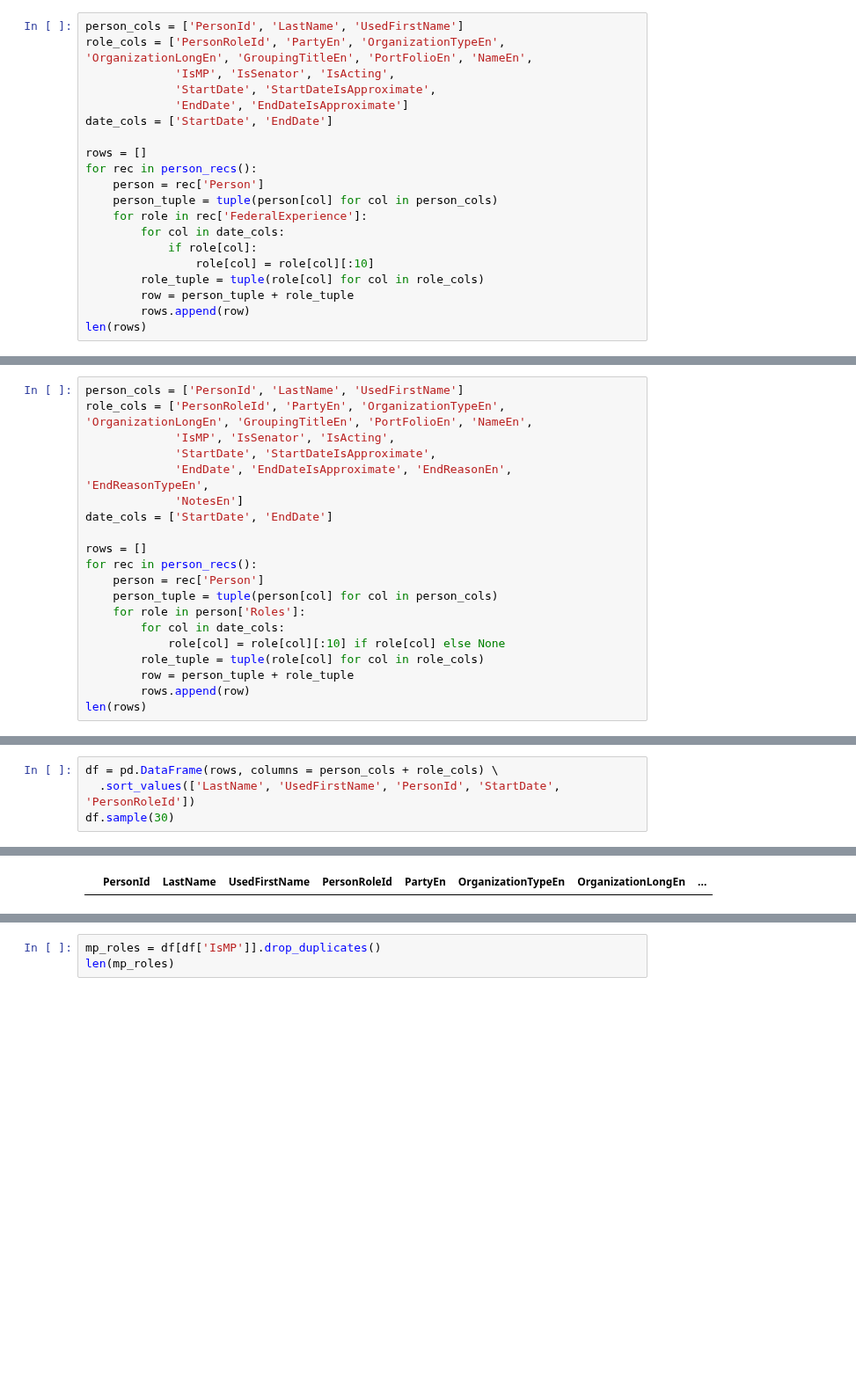
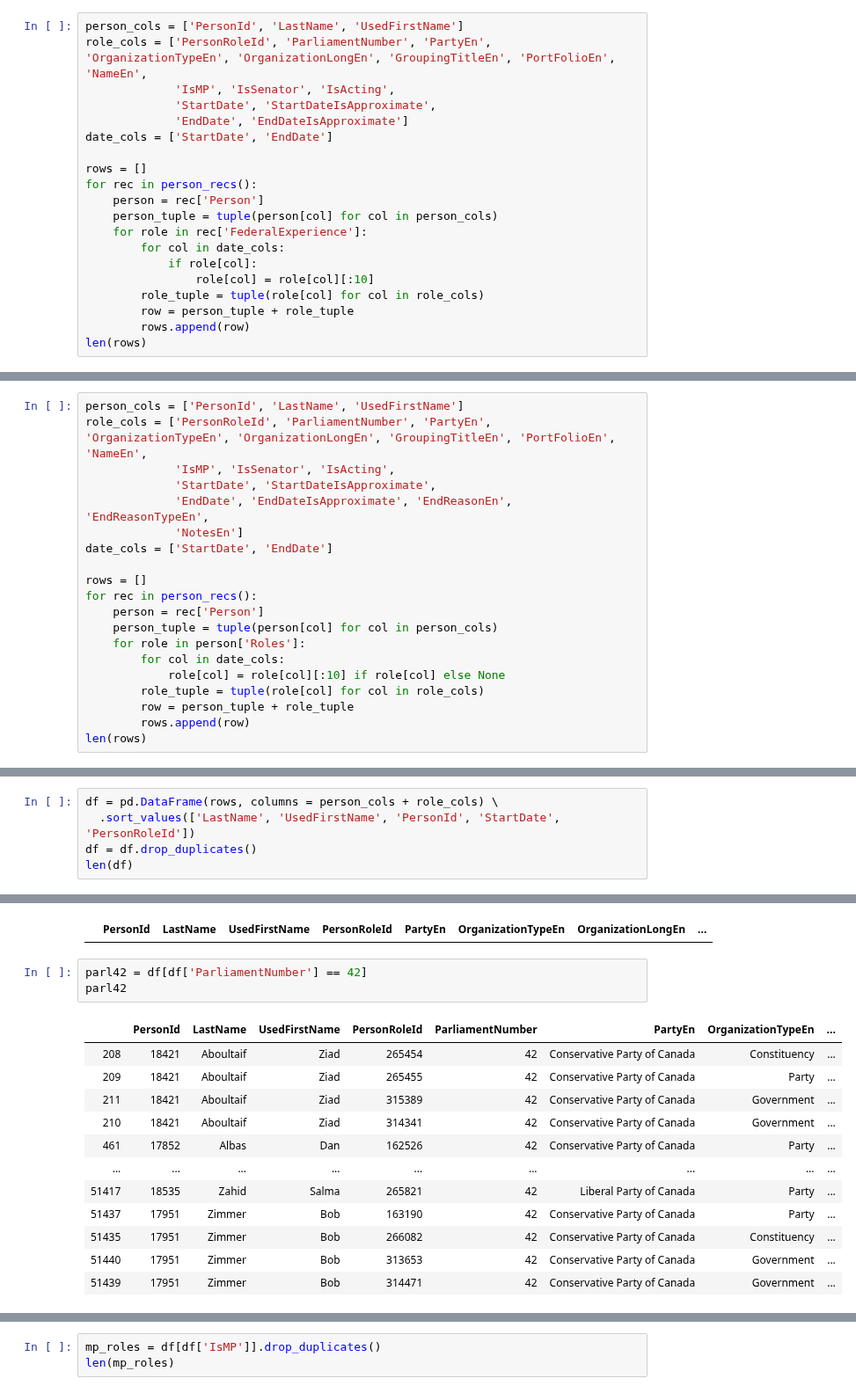
Before and after one commit to nedgar/parleh, a Jupyter notebook: notebooks/Parliamentary data.ipynb, the cells around one changed output, grey strips where cells are left out. Shown at 88% size. Saved outputs shown, nothing was run; the diff lists cells and outputs as text; blank space fills up the shorter version.

Commit message:
Parliament 42 roles
Parl42 roles try 2

```diff
--- a/notebooks/Parliamentary data.ipynb
+++ b/notebooks/Parliamentary data.ipynb
@@ -242,7 +242,7 @@ def person_recs(n = None):
             yield json.load(f)
 # %%
 person_cols = ['PersonId', 'LastName', 'UsedFirstName']
-role_cols = ['PersonRoleId', 'PartyEn', 'OrganizationTypeEn', 'OrganizationLongEn', 'GroupingTitleEn', 'PortFolioEn', 'NameEn',
+role_cols = ['PersonRoleId', 'ParliamentNumber', 'PartyEn', 'OrganizationTypeEn', 'OrganizationLongEn', 'GroupingTitleEn', 'PortFolioEn', 'NameEn',
              'IsMP', 'IsSenator', 'IsActing',
              'StartDate', 'StartDateIsApproximate',
              'EndDate', 'EndDateIsApproximate']
@@ -264,7 +264,7 @@ len(rows)
 51696
 # %%
 person_cols = ['PersonId', 'LastName', 'UsedFirstName']
-role_cols = ['PersonRoleId', 'PartyEn', 'OrganizationTypeEn', 'OrganizationLongEn', 'GroupingTitleEn', 'PortFolioEn', 'NameEn',
+role_cols = ['PersonRoleId', 'ParliamentNumber', 'PartyEn', 'OrganizationTypeEn', 'OrganizationLongEn', 'GroupingTitleEn', 'PortFolioEn', 'NameEn',
              'IsMP', 'IsSenator', 'IsActing',
              'StartDate', 'StartDateIsApproximate',
              'EndDate', 'EndDateIsApproximate', 'EndReasonEn', 'EndReasonTypeEn',
@@ -295,5 +287,6 @@ len(df.drop_duplicates())
 # %%
 df = pd.DataFrame(rows, columns = person_cols + role_cols) \
   .sort_values(['LastName', 'UsedFirstName', 'PersonId', 'StartDate', 'PersonRoleId'])
-df.sample(30)
+df = df.drop_duplicates()
+len(df)
 # %% [output]
@@ -318,3 +297,19 @@ df.sample(30)
 df[df['IsSenator']]
 # %% [output]
 |  | PersonId | LastName | UsedFirstName | PersonRoleId | PartyEn | OrganizationTypeEn | OrganizationLongEn | ... |
+# %%
+parl42 = df[df['ParliamentNumber'] == 42]
+parl42
+# %% [output]
+|  | PersonId | LastName | UsedFirstName | PersonRoleId | ParliamentNumber | PartyEn | OrganizationTypeEn | ... |
+| 208 | 18421 | Aboultaif | Ziad | 265454 | 42 | Conservative Party of Canada | Constituency | ... |
+| 209 | 18421 | Aboultaif | Ziad | 265455 | 42 | Conservative Party of Canada | Party | ... |
+| 211 | 18421 | Aboultaif | Ziad | 315389 | 42 | Conservative Party of Canada | Government | ... |
+| 210 | 18421 | Aboultaif | Ziad | 314341 | 42 | Conservative Party of Canada | Government | ... |
+| 461 | 17852 | Albas | Dan | 162526 | 42 | Conservative Party of Canada | Party | ... |
+| ... | ... | ... | ... | ... | ... | ... | ... | ... |
+| 51417 | 18535 | Zahid | Salma | 265821 | 42 | Liberal Party of Canada | Party | ... |
+| 51437 | 17951 | Zimmer | Bob | 163190 | 42 | Conservative Party of Canada | Party | ... |
+| 51435 | 17951 | Zimmer | Bob | 266082 | 42 | Conservative Party of Canada | Constituency | ... |
+| 51440 | 17951 | Zimmer | Bob | 313653 | 42 | Conservative Party of Canada | Government | ... |
+| 51439 | 17951 | Zimmer | Bob | 314471 | 42 | Conservative Party of Canada | Government | ... |
```
Also changed, not shown: parts of 9 cells of this notebook, 1 other file.
